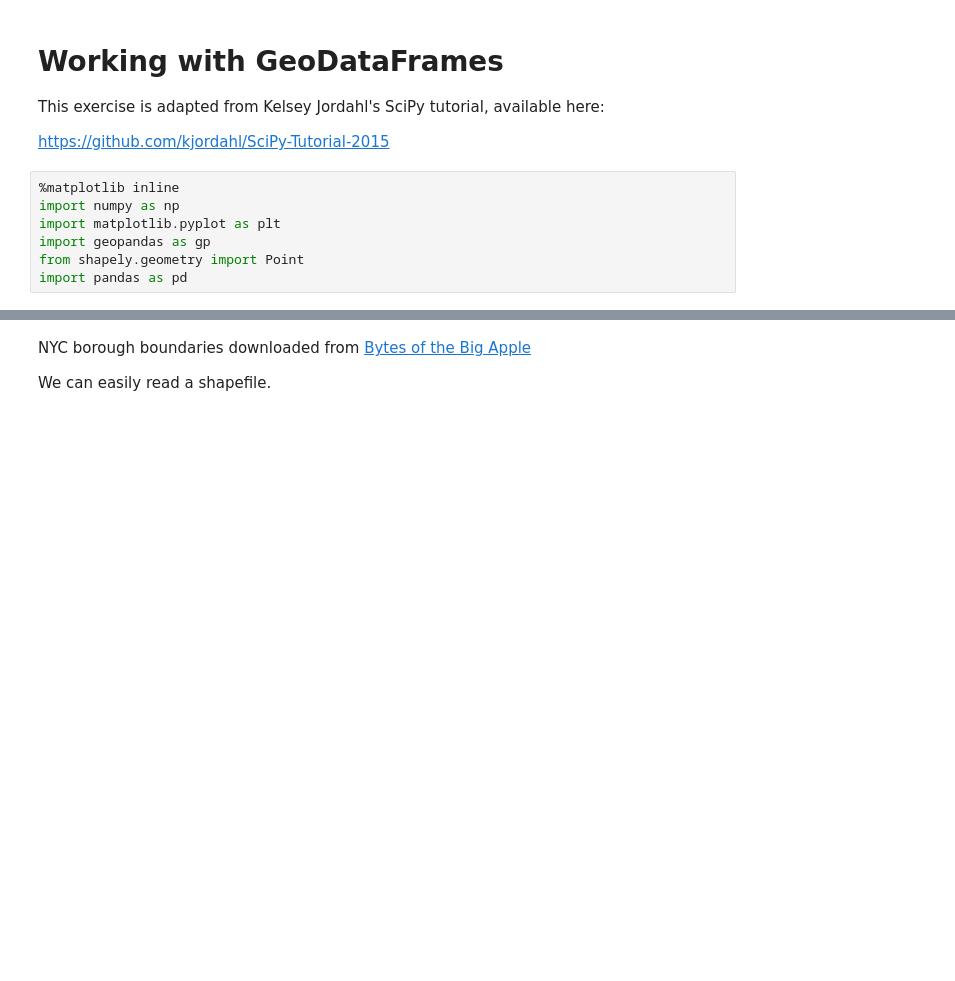
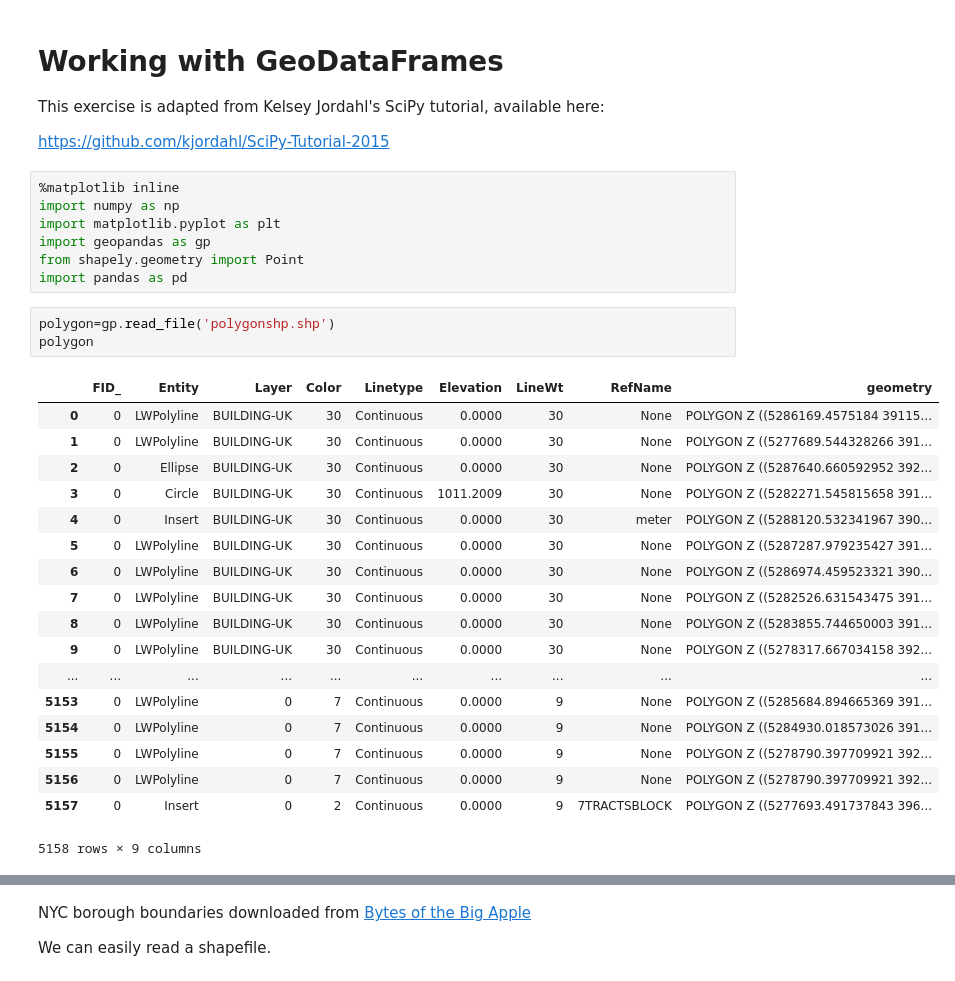
Before and after one commit to jawadmhoque/ce599, a Jupyter notebook: 10-Spatial Analysis/spatial analysis.ipynb, the cells around one changed output, grey strips where cells are left out. Saved outputs shown, nothing was run; the diff lists cells and outputs as text; blank space fills up the shorter version.

```diff
--- a/10-Spatial Analysis/spatial analysis.ipynb
+++ b/10-Spatial Analysis/spatial analysis.ipynb
@@ -11,3 +11,25 @@ import matplotlib.pyplot as plt
 import geopandas as gp
 from shapely.geometry import Point
 import pandas as pd
+# %%
+polygon=gp.read_file('polygonshp.shp')
+polygon
+# %% [output]
+|  | FID_ | Entity | Layer | Color | Linetype | Elevation | LineWt | RefName | geometry |
+| 0 | 0 | LWPolyline | BUILDING-UK | 30 | Continuous | 0.0000 | 30 | None | POLYGON Z ((5286169.4575184 39115... |
+| 1 | 0 | LWPolyline | BUILDING-UK | 30 | Continuous | 0.0000 | 30 | None | POLYGON Z ((5277689.544328266 391... |
+| 2 | 0 | Ellipse | BUILDING-UK | 30 | Continuous | 0.0000 | 30 | None | POLYGON Z ((5287640.660592952 392... |
+| 3 | 0 | Circle | BUILDING-UK | 30 | Continuous | 1011.2009 | 30 | None | POLYGON Z ((5282271.545815658 391... |
+| 4 | 0 | Insert | BUILDING-UK | 30 | Continuous | 0.0000 | 30 | meter | POLYGON Z ((5288120.532341967 390... |
+| 5 | 0 | LWPolyline | BUILDING-UK | 30 | Continuous | 0.0000 | 30 | None | POLYGON Z ((5287287.979235427 391... |
+| 6 | 0 | LWPolyline | BUILDING-UK | 30 | Continuous | 0.0000 | 30 | None | POLYGON Z ((5286974.459523321 390... |
+| 7 | 0 | LWPolyline | BUILDING-UK | 30 | Continuous | 0.0000 | 30 | None | POLYGON Z ((5282526.631543475 391... |
+| 8 | 0 | LWPolyline | BUILDING-UK | 30 | Continuous | 0.0000 | 30 | None | POLYGON Z ((5283855.744650003 391... |
+| 9 | 0 | LWPolyline | BUILDING-UK | 30 | Continuous | 0.0000 | 30 | None | POLYGON Z ((5278317.667034158 392... |
+| ... | ... | ... | ... | ... | ... | ... | ... | ... | ... |
+| 5153 | 0 | LWPolyline | 0 | 7 | Continuous | 0.0000 | 9 | None | POLYGON Z ((5285684.894665369 391... |
+| 5154 | 0 | LWPolyline | 0 | 7 | Continuous | 0.0000 | 9 | None | POLYGON Z ((5284930.018573026 391... |
+| 5155 | 0 | LWPolyline | 0 | 7 | Continuous | 0.0000 | 9 | None | POLYGON Z ((5278790.397709921 392... |
+| 5156 | 0 | LWPolyline | 0 | 7 | Continuous | 0.0000 | 9 | None | POLYGON Z ((5278790.397709921 392... |
+| 5157 | 0 | Insert | 0 | 2 | Continuous | 0.0000 | 9 | 7TRACTSBLOCK | POLYGON Z ((5277693.491737843 396... |
+5158 rows × 9 columns
```
Also changed, not shown: parts of 9 cells of this notebook, 39 other files.
